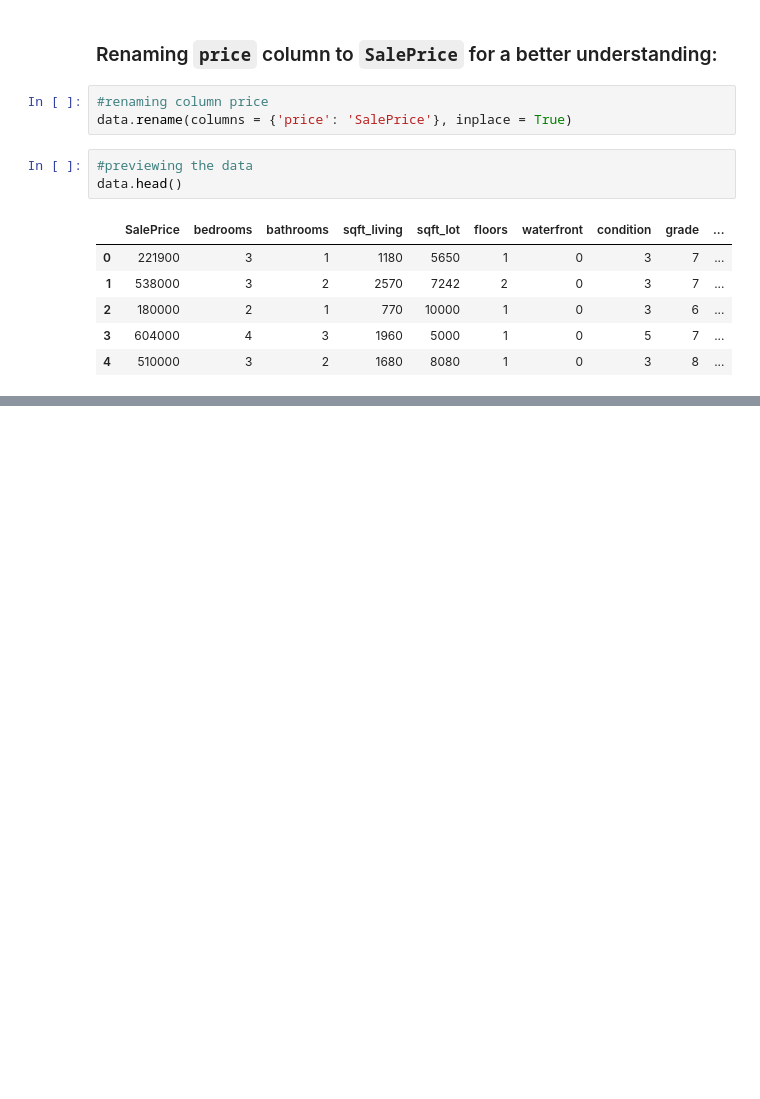
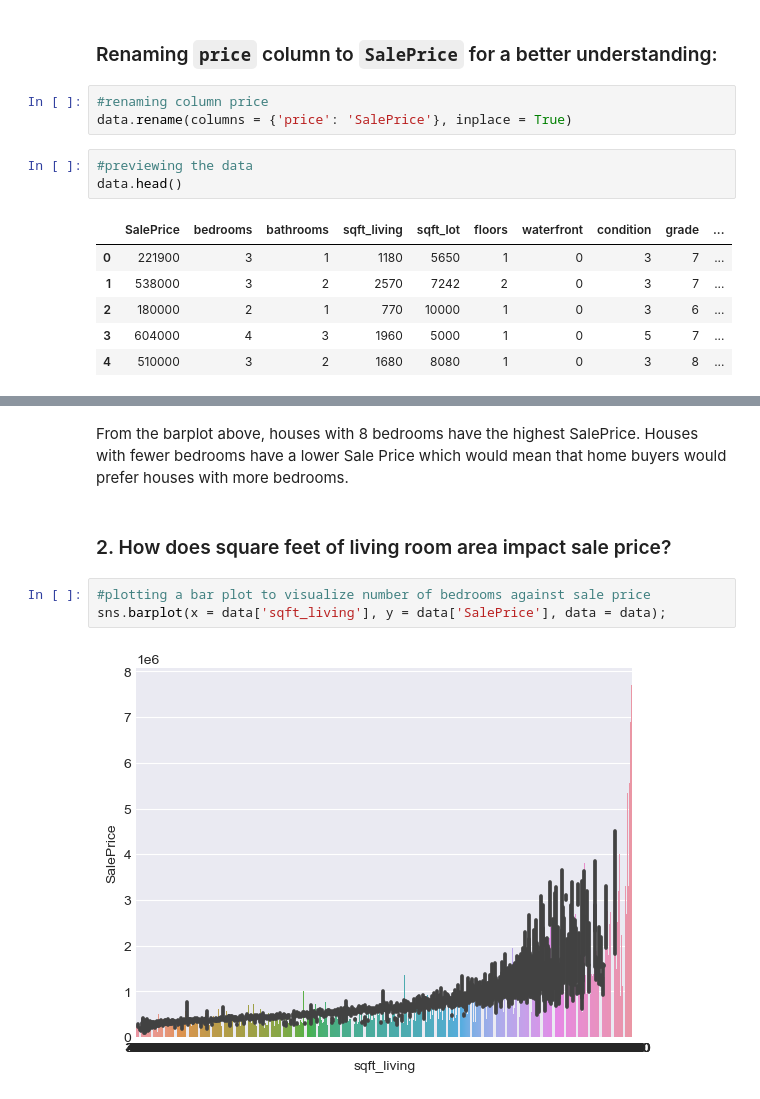
Before and after one commit to brandonbush2/Elite-Properties-Project, a Jupyter notebook: Elite Properties Group.ipynb, the cells around one changed output, grey strips where cells are left out. Drawn from its saved outputs; the diff is of its cells as text; blank space fills up the shorter version.

```diff
--- a/Elite Properties Group.ipynb
+++ b/Elite Properties Group.ipynb
@@ -327,0 +411,9 @@ data.head()
+# %% [markdown]
+From the barplot above, houses with 8 bedrooms have the highest SalePrice. Houses with fewer bedrooms have a lower Sale Price which would mean that home buyers would prefer houses with more bedrooms.
+# %% [markdown]
+### 2. How does square feet of living room area impact sale price?
+# %%
+#plotting a bar plot to visualize number of bedrooms against sale price
+sns.barplot(x = data['sqft_living'], y = data['SalePrice'], data = data);
+# %% [output]
+[figure, added]
```
Also changed, not shown: parts of 21 cells of this notebook.
